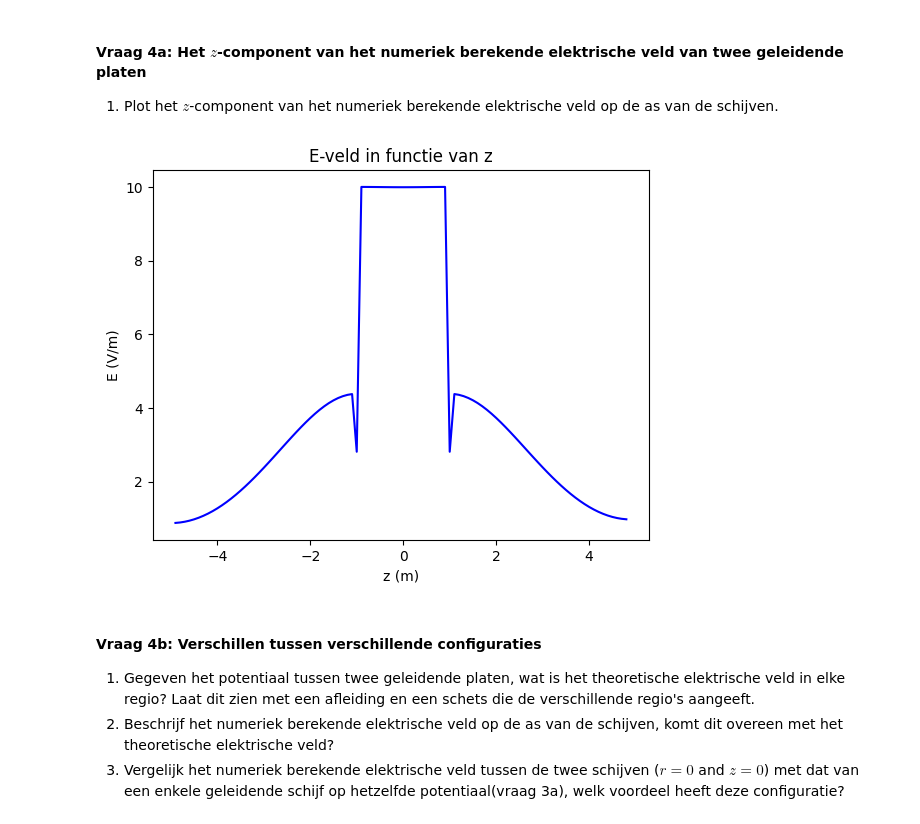
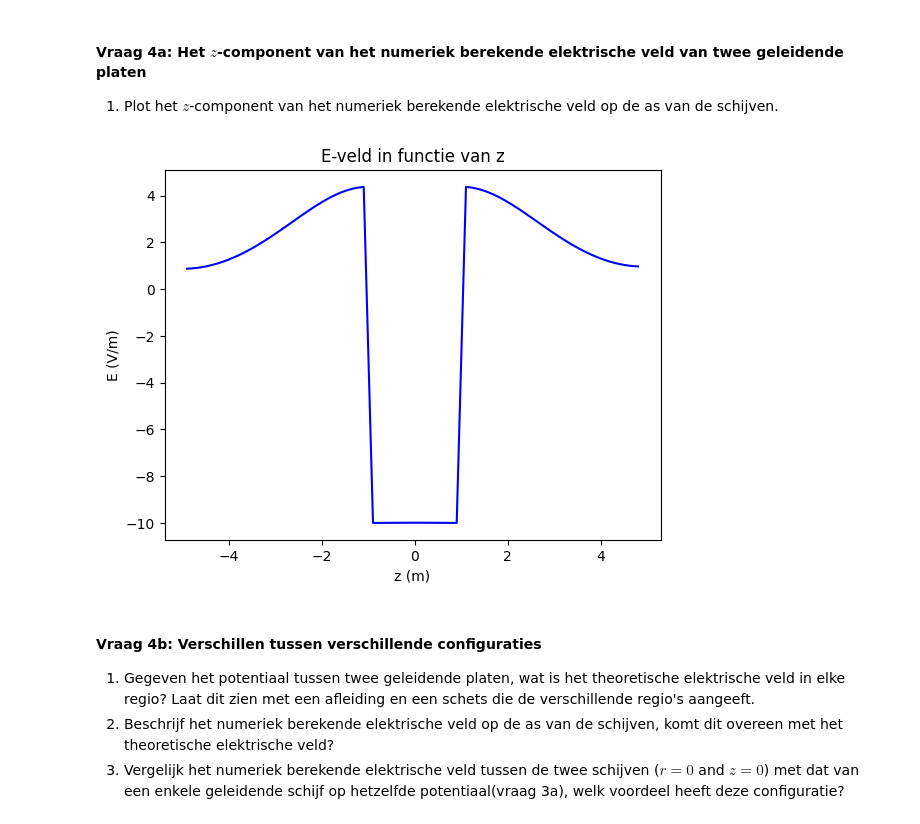
Before and after one commit to korne-Hoendervangers/opdrachten-DEF-D-KorneHoendervangers, a Jupyter notebook: DigitaleOntwerpopdrachten/1CondensatorOpdracht/CondensatorOntwerpopdracht.ipynb, the cells around one changed output. Drawn from its saved outputs; the diff is of its cells as text; code cells hidden in the pictures.

```diff
--- a/DigitaleOntwerpopdrachten/1CondensatorOpdracht/CondensatorOntwerpopdracht.ipynb
+++ b/DigitaleOntwerpopdrachten/1CondensatorOpdracht/CondensatorOntwerpopdracht.ipynb
@@ -344,18 +344,17 @@ plot_results_disk(Ez, Er, normE, V, r, z, grid_step, disk_radius, z_pos_disk1, z
 # %%
 ###
 ###your code here###
-z_comp_E = normE[:,0]
+R_0 = Ez[:,0]
 z_0 = z_for_E
 plt.figure()
-plt.plot(z_0, z_comp_E, "b", label="numeriek veld")
+plt.plot(z_0, R_0, "b", label="numeriek veld")
 plt.xlabel("z (m)")
 plt.ylabel("E (V/m)")
 plt.title("E-veld in functie van z")
 plt.show()
 ###
-# De NormE wordt gebruikt om op de as van de schijven de de veldsterkte te plotten
 # %% [output]
-[figure, old version]
+[figure, new version]
 # %% [markdown]
 #### Vraag 4b: Verschillen tussen verschillende configuraties
 
```
Also changed, not shown: parts of 2 cells of this notebook.
